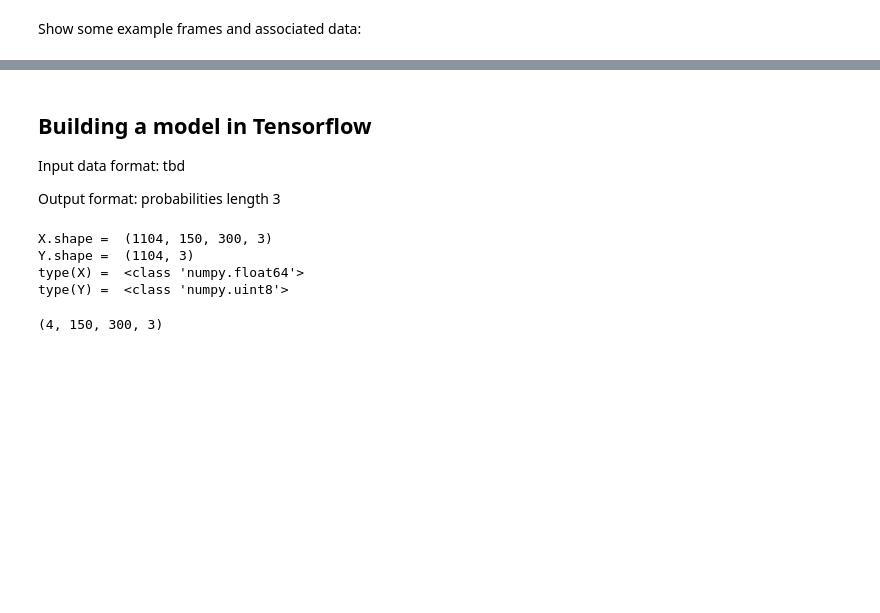
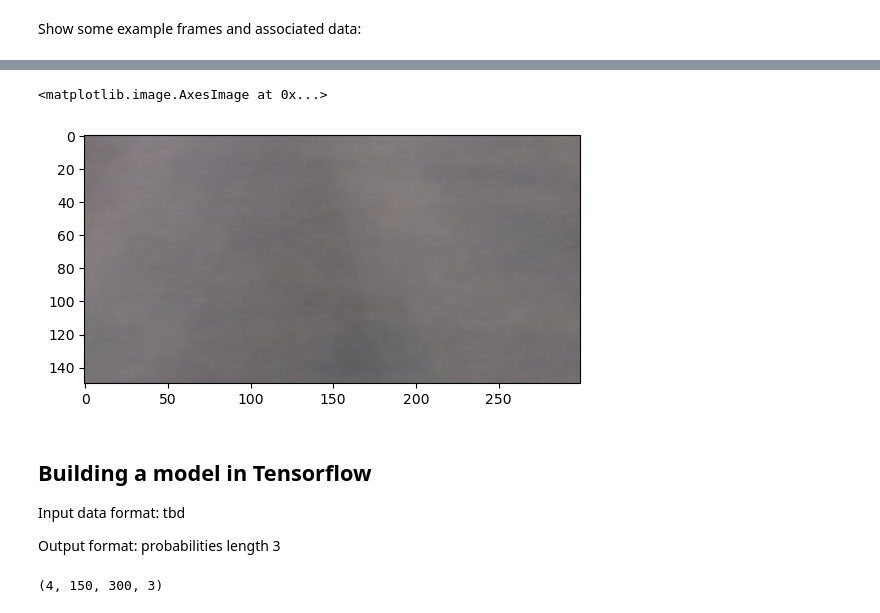
Before and after one commit to mx956/EECE568_ML_PVS_Project, a Jupyter notebook: Road_Surface_Type_Classification/road_classification_Matt.ipynb, the cells around one changed output, grey strips where cells are left out. Drawn from its saved outputs; the diff is of its cells as text; code cells hidden in the pictures; blank space fills up the shorter version.

```diff
--- a/Road_Surface_Type_Classification/road_classification_Matt.ipynb
+++ b/Road_Surface_Type_Classification/road_classification_Matt.ipynb
@@ -288,3 +351,8 @@ label type =  <class 'numpy.uint8'>
+# %%
+plt.imshow(X_recon[150].reshape([h,w,d]))
+# %% [output]
+<matplotlib.image.AxesImage at 0x...>
+[figure, added]
 # %% [markdown]
 ## Building a model in Tensorflow
 
@@ -295,24 +363,6 @@ Output format: probabilities length 3
 # %%
 import tensorflow as tf
 import tensorflow.keras.layers as tf_layers
-# %%
-for i, j in zip(np.arange(len(DATASETS_TO_LOAD)), DATASETS_TO_LOAD):
-    if i == 0:
-        X = datasets[f'pvs_{j}']['sampled_video']['frame'] / 255.0
-        Y = datasets[f'pvs_{j}']['sampled_video']['label']
-    else:
-        X = np.append(X, datasets[f'pvs_{j}']['sampled_video']['frame'] / 255.0, axis=0)
-        Y = np.append(Y, datasets[f'pvs_{j}']['sampled_video']['label'], axis=0)
-
-print("X.shape = ", X.shape)
-print("Y.shape = ", Y.shape)
-print("type(X) = ", type(X[0][0][0][0]))
-print("type(Y) = ", type(Y[0][0]))
-# %% [output]
-X.shape =  (1104, 150, 300, 3)
-Y.shape =  (1104, 3)
-type(X) =  <class 'numpy.float64'>
-type(Y) =  <class 'numpy.uint8'>
 # %%
 # TO-DO:
 # https://chat.openai.com/share/c50e09eb-2a03-4383-a5ce-3424dfc157cc
```
Also changed, not shown: parts of 12 cells of this notebook.
